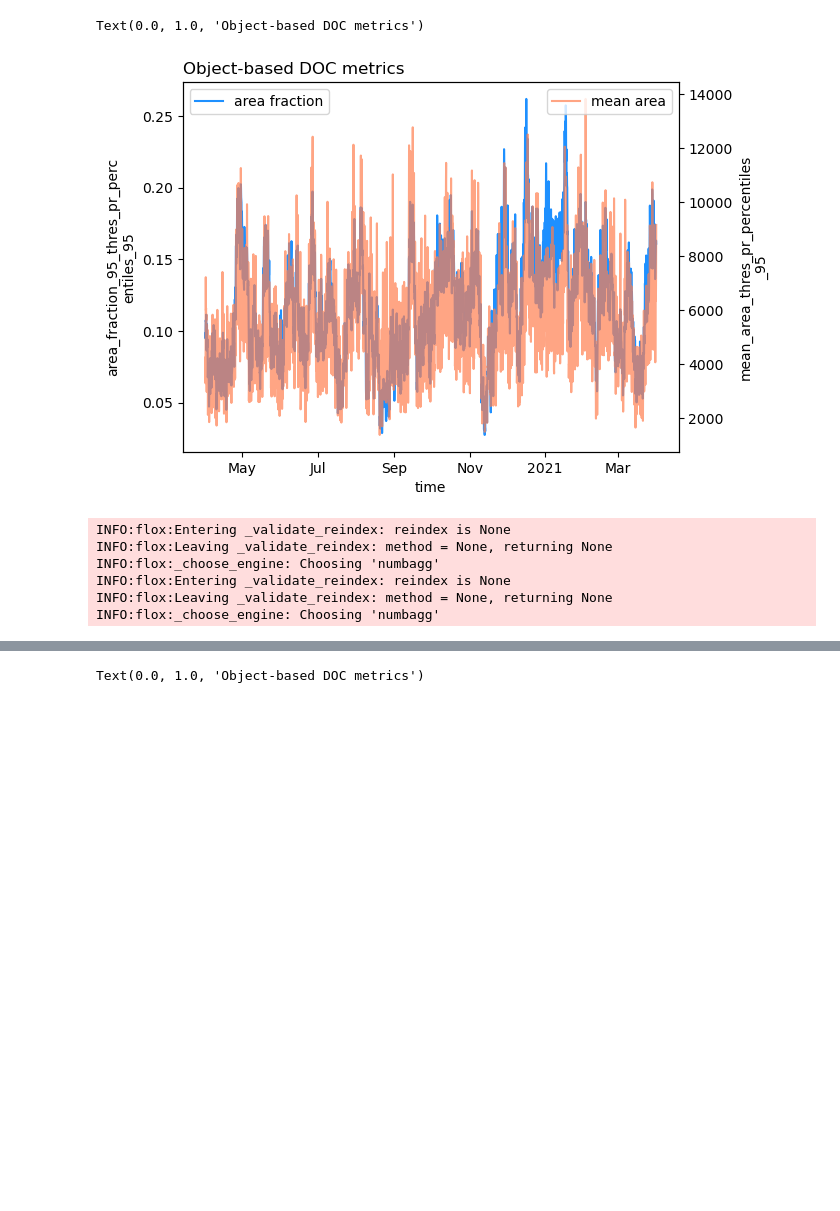
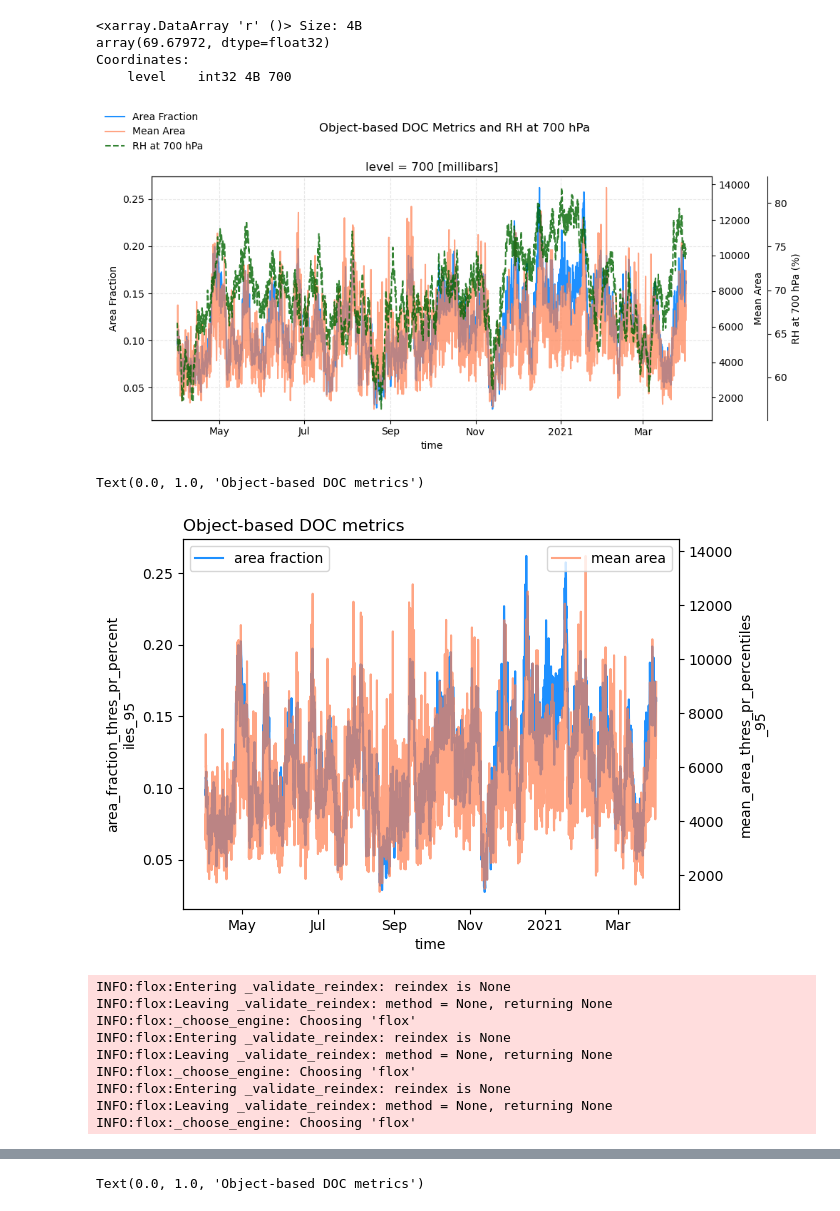
Before and after one commit to 21centuryweather/hk25-AusNode-DOCmeso, a Jupyter notebook: get_metrics/Greeshma/read_metrics.ipynb, the cells around one changed output, grey strips where cells are left out. Saved outputs shown, nothing was run; the diff lists cells and outputs as text; code cells hidden in the pictures; blank space fills up the shorter version.

```diff
--- a/get_metrics/Greeshma/read_metrics.ipynb
+++ b/get_metrics/Greeshma/read_metrics.ipynb
@@ -18,9 +20,10 @@ mean_area = xr.open_dataset(f"{path_metrics}/{file_mean_area}")
 
 # Select percentile
 per = 95
-area_frac = area_frac[f"area_fraction_{per}_thres_pr_percentiles_{per}"]
+area_frac = area_frac[f"area_fraction_thres_pr_percentiles_{per}"]
 mean_area = mean_area[f"mean_area_thres_pr_percentiles_{per}"]
-
-# Mean
-area_frac_mean = area_frac.mean()
-mean_area_mean = mean_area.mean()
+# %%
+# loading r_700_mean_100_149_-10_10.nc and resampling it to 3-hourly
+
+r_700 = xr.open_dataset('/scratch/nf33/gs5098/data/r_700_mean_100_149_-10_10.nc')
+r_700_3h = r_700.resample(time='3H').mean()
@@ -26,0 +34,4 @@ mean_area_mean = mean_area.mean()
+# %%
+# Subset r_700_3h to the times in area_frac
+r_700_3h = r_700_3h.sel(time=area_frac.time)
+r_700_3h
@@ -27,3 +51,43 @@ mean_area_mean = mean_area.mean()
+# %%
+print(r_700_3h_mean)
+# %% [output]
+<xarray.DataArray 'r' ()> Size: 4B
+array(69.67972, dtype=float32)
+Coordinates:
+    level    int32 4B 700
+# %%
+import matplotlib.pyplot as plt
+
+fig, ax = plt.subplots(figsize=(10, 5))
+
+# Left y-axis: area_frac
+line1, = area_frac.plot(ax=ax, color="dodgerblue", label="Area Fraction")
+ax.set_ylabel("Area Fraction")
+
+# First right y-axis: mean_area
+ax2 = ax.twinx()
+line2, = mean_area.plot(ax=ax2, color="coral", alpha=0.7, label="Mean Area")
+ax2.set_ylabel("Mean Area")
+
+# Second right y-axis: r_700_3h.r
+ax3 = ax.twinx()
+ax3.spines['right'].set_position(('axes', 1.1))
+ax3.spines['right'].set_visible(True)
+line3, = r_700_3h.r.plot(ax=ax3, color="darkgreen", linestyle="--", alpha=0.8, label="RH at 700 hPa")
+ax3.set_ylabel("RH at 700 hPa (%)")
+
+
+lines = [line1, line2, line3]
+labels = [line.get_label() for line in lines]
+fig.legend(lines, labels, loc="upper left", frameon=False)
+
+
+fig.suptitle("Object-based DOC Metrics and RH at 700 hPa", y=0.95)
+ax.grid(True, linestyle='--', alpha=0.3)
+plt.tight_layout(rect=[0, 0, 1, 0.93])
+plt.show()
+# %% [output]
+[figure, added]
 # %%
 # Time series of metrics
 fig, ax = plt.subplots()
@@ -35,15 +99,19 @@ ax2.legend(loc = 1)
 ax.set_title(f"Object-based DOC metrics", loc = "left")
 # %% [output]
 Text(0.0, 1.0, 'Object-based DOC metrics')
-[figure, old version]
+[figure, new version]
 # %%
 #Daily
 area_frac_daily = area_frac.resample({"time":"D"}).mean()
 mean_area_daily = mean_area.resample({"time":"D"}).mean()
+rh_700_daily    = r_700_3h.r.resample({"time":"D"}).mean()
 # %% [output]
 INFO:flox:Entering _validate_reindex: reindex is None
 INFO:flox:Leaving _validate_reindex: method = None, returning None
-INFO:flox:_choose_engine: Choosing 'numbagg'
+INFO:flox:_choose_engine: Choosing 'flox'
 INFO:flox:Entering _validate_reindex: reindex is None
 INFO:flox:Leaving _validate_reindex: method = None, returning None
-INFO:flox:_choose_engine: Choosing 'numbagg'
+INFO:flox:_choose_engine: Choosing 'flox'
+INFO:flox:Entering _validate_reindex: reindex is None
+INFO:flox:Leaving _validate_reindex: method = None, returning None
+INFO:flox:_choose_engine: Choosing 'flox'
```
Also changed, not shown: parts of 10 cells of this notebook, 7 other files.
